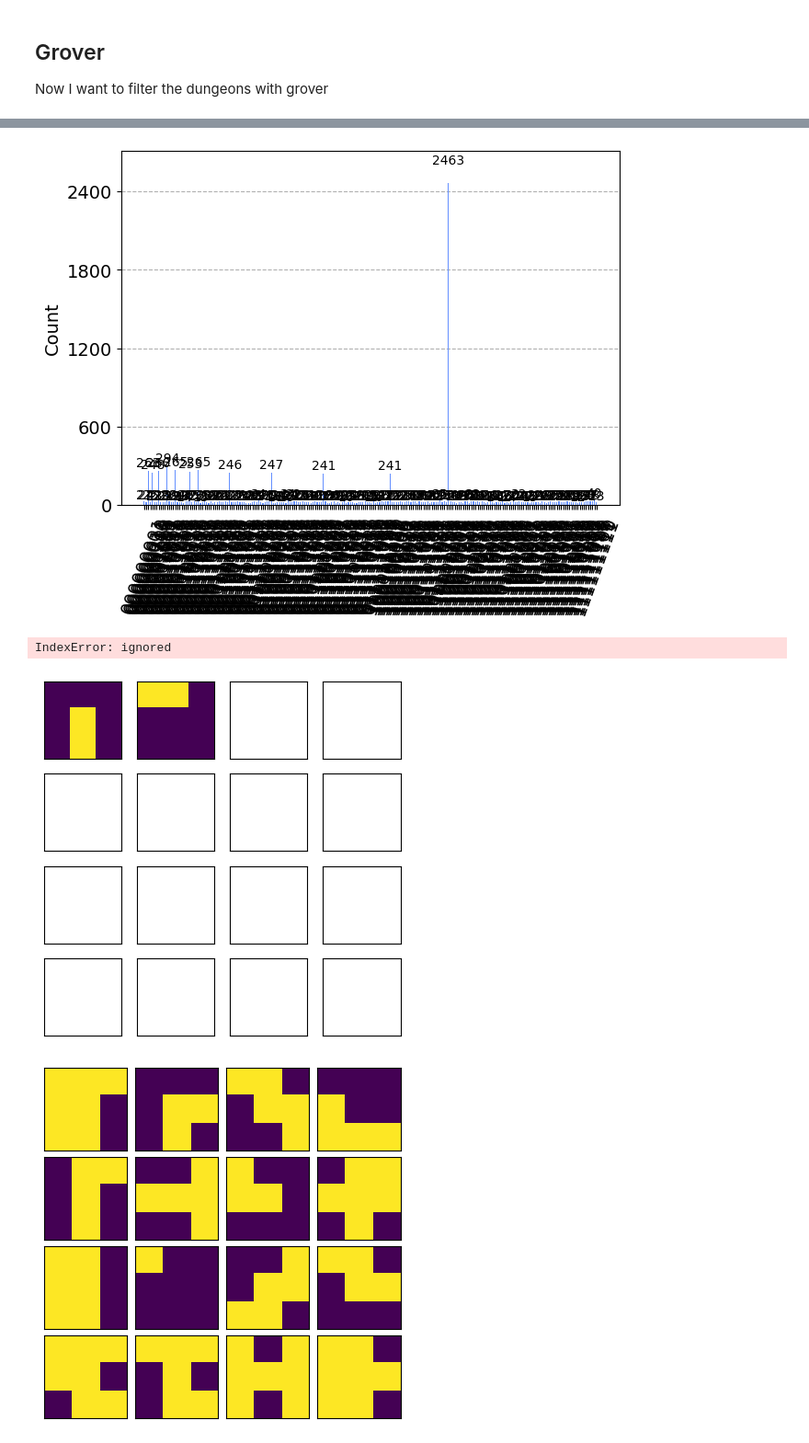
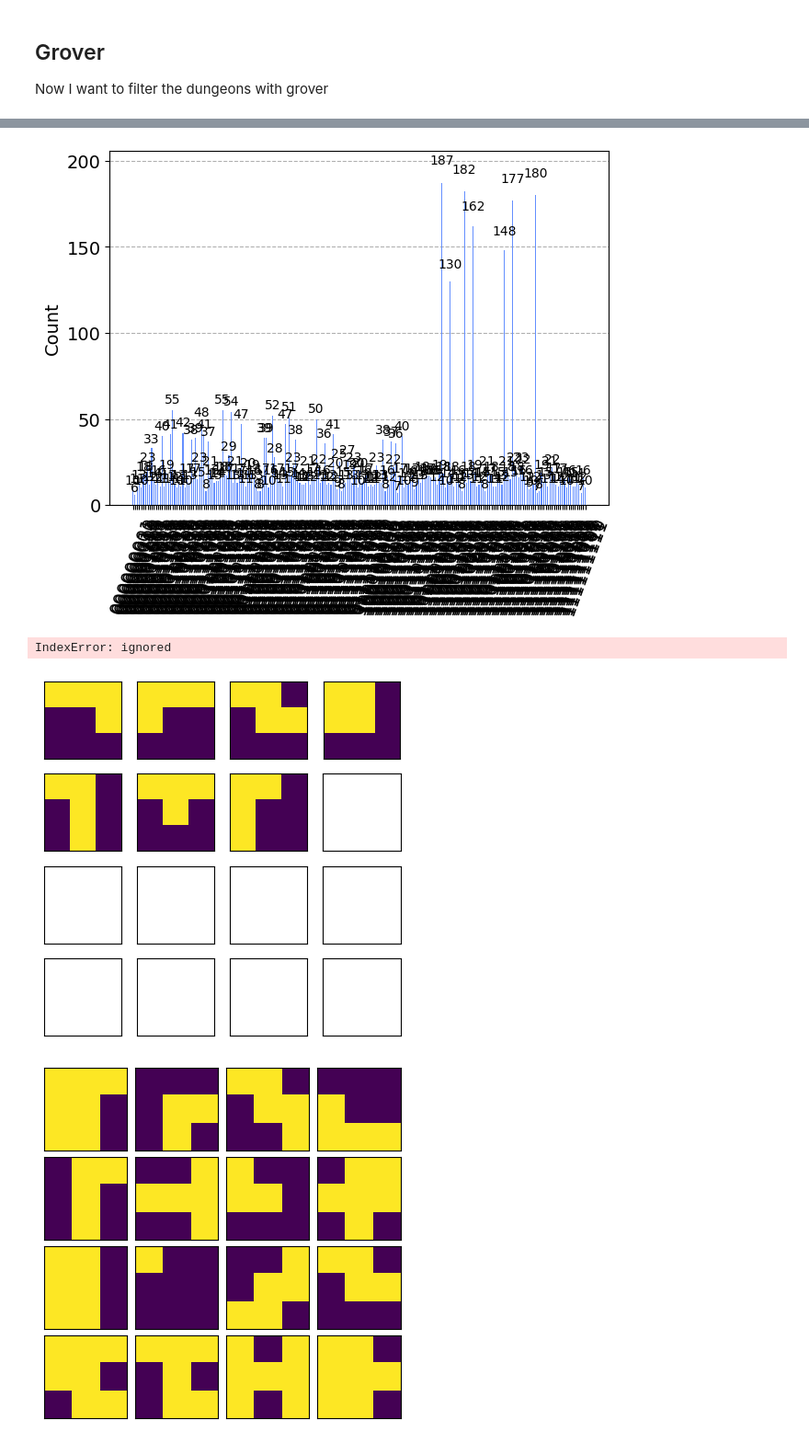
Before and after one commit to EmmanueleVilla/quantum_computing, a Jupyter notebook: Quantum_Dungeon_Generation_Test_with_QFT.ipynb, the cells around one changed output, grey strips where cells are left out. Shown at 92% size. Cells and saved outputs as stored; diff of their text form; code cells hidden in the pictures.

```diff
--- a/Quantum_Dungeon_Generation_Test_with_QFT.ipynb
+++ b/Quantum_Dungeon_Generation_Test_with_QFT.ipynb
@@ -210,7 +210,7 @@ qc.barrier(label="Oracle preparation")
 qc.x(9)
 qc.h(9)
 
-num_iterations = 10
+num_iterations = 5
 
 for i in range(num_iterations):
 
@@ -232,7 +232,7 @@ for i in range(num_iterations):
   qft = QFT(3, do_swaps=True, inverse=True)
   qc.append(qft.to_instruction(), counts)
 
-  mcx = MCXGate(3, "count", "010")
+  mcx = MCXGate(3, "count", "100")
 
   qc.append(mcx, qargs=[counts[0], counts[1], counts[2], const_anc[1]])
 
@@ -301,26 +301,26 @@ qc.draw("text")
 # %%
 # Testing the results - probability
 quantum_simulator = Aer.get_backend('qasm_simulator')
-job = execute(qc, backend=quantum_simulator, shots=10000)
+job = execute(qc, backend=quantum_simulator, shots=5000)
 result = job.result()
 counts = result.get_counts()
 plot_histogram(counts)
 # %% [output]
-[figure, old version]
+[figure, new version]
 # %%
 # Testing the results - printing some dungeon with high count
-keys = list([key for key in counts.keys() if counts[key] > 270])
+keys = list([key for key in counts.keys() if counts[key] > 100])
 
 fig, ax = plt.subplots(4, 4, figsize=(5, 5), subplot_kw={"xticks": [], "yticks": []})
 for i in range(16):
   ax[i // 4, i % 4].imshow(
       np.array([int(x) for x in keys[i]]).reshape(3, 3),
       aspect="equal",
   )
 plt.subplots_adjust(wspace=0.1, hspace=0.025)
 # %% [output]
 IndexError: ignored
-[figure, old version]
+[figure, new version]
 # %%
 # Testing the results - printing some WRONG
 keys = list([key for key in counts.keys() if counts[key] < 200])
```
Also changed, not shown: parts of 1 cell of this notebook.
